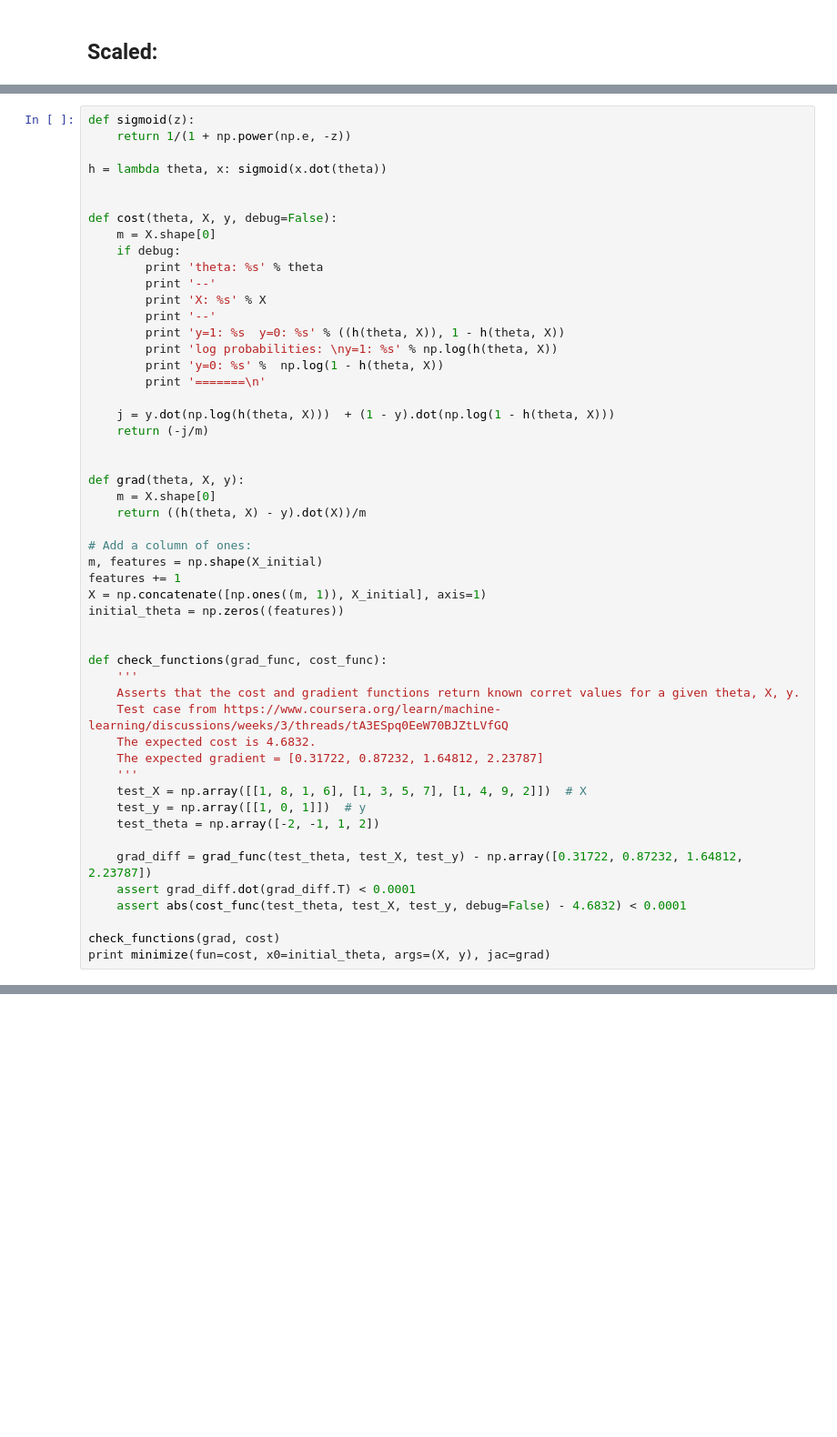
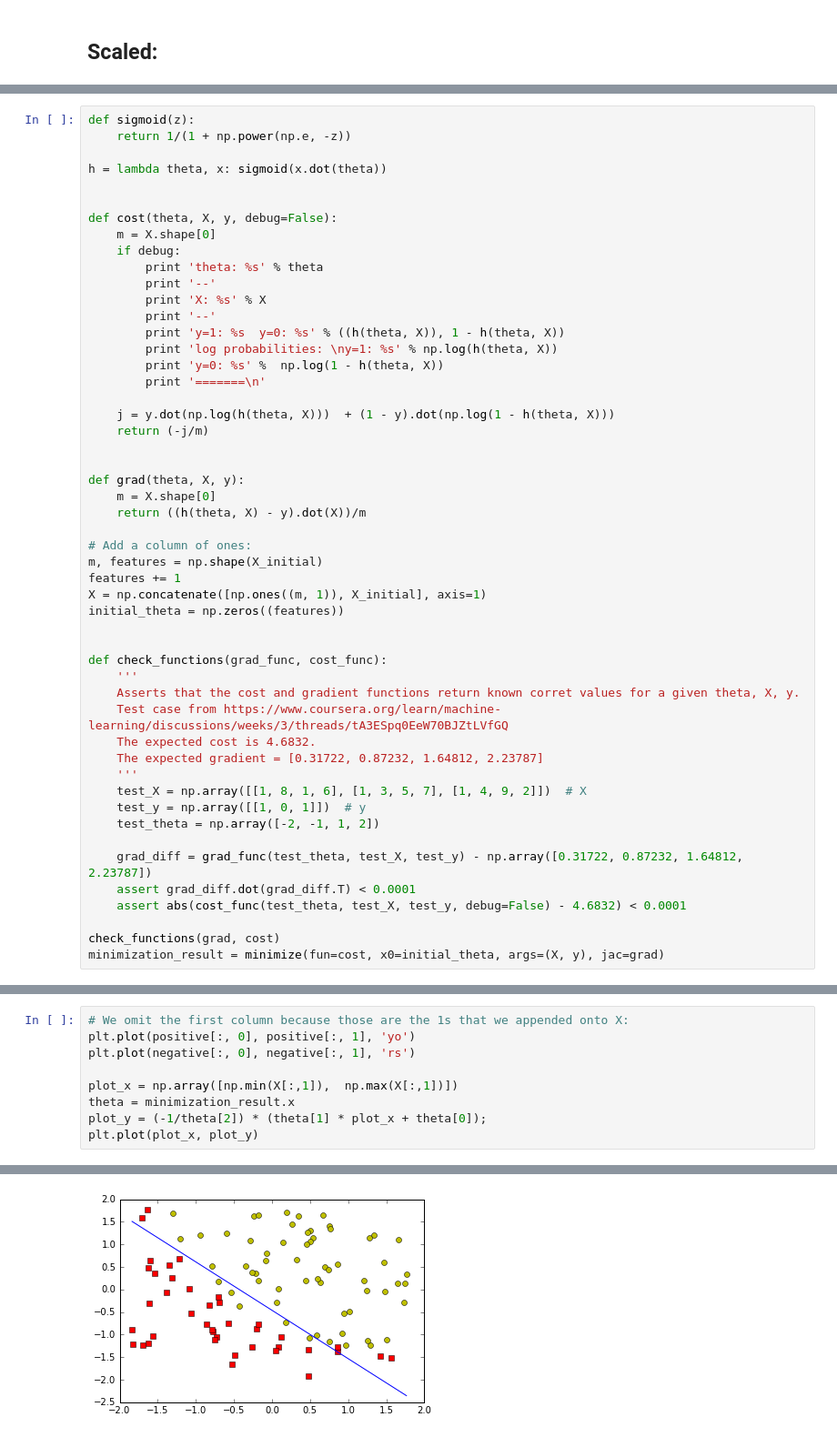
Before and after one commit to liavkoren/ng-redux, a Jupyter notebook: ex2/Logistic regression.ipynb, the cells around one changed output, grey strips where cells are left out. Shown at 91% size. Saved outputs shown, nothing was run; the diff lists cells and outputs as text; blank space fills up the shorter version.

```diff
--- a/ex2/Logistic regression.ipynb
+++ b/ex2/Logistic regression.ipynb
@@ -85,4 +125,4 @@ def check_functions(grad_func, cost_func):
     assert abs(cost_func(test_theta, test_X, test_y, debug=False) - 4.6832) < 0.0001
 
 check_functions(grad, cost)
-print minimize(fun=cost, x0=initial_theta, args=(X, y), jac=grad)
+minimization_result = minimize(fun=cost, x0=initial_theta, args=(X, y), jac=grad)
@@ -88,0 +158,10 @@ print minimize(fun=cost, x0=initial_theta, args=(X, y), jac=grad)
+# %%
+# We omit the first column because those are the 1s that we appended onto X:
+plt.plot(positive[:, 0], positive[:, 1], 'yo')
+plt.plot(negative[:, 0], negative[:, 1], 'rs')
+
+plot_x = np.array([np.min(X[:,1]),  np.max(X[:,1])])
+theta = minimization_result.x
+plot_y = (-1/theta[2]) * (theta[1] * plot_x + theta[0]);
+plt.plot(plot_x, plot_y)
+# %% [output]
@@ -88,0 +170 @@ print minimize(fun=cost, x0=initial_theta, args=(X, y), jac=grad)
+[figure, added]
```
Also changed, not shown: parts of 14 cells of this notebook.
